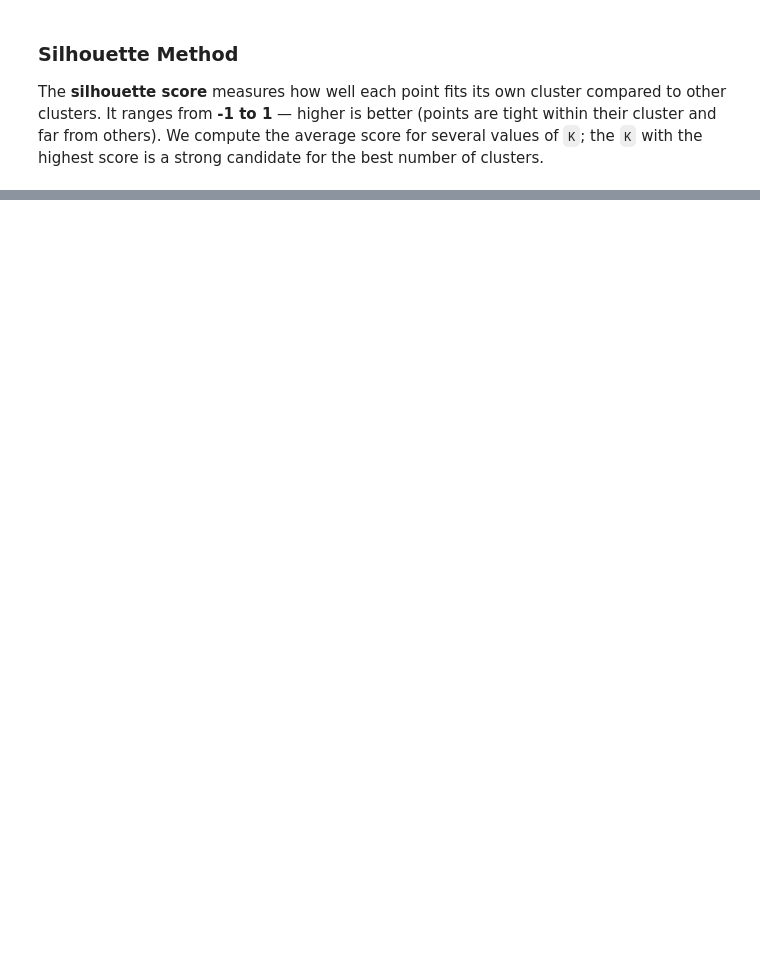
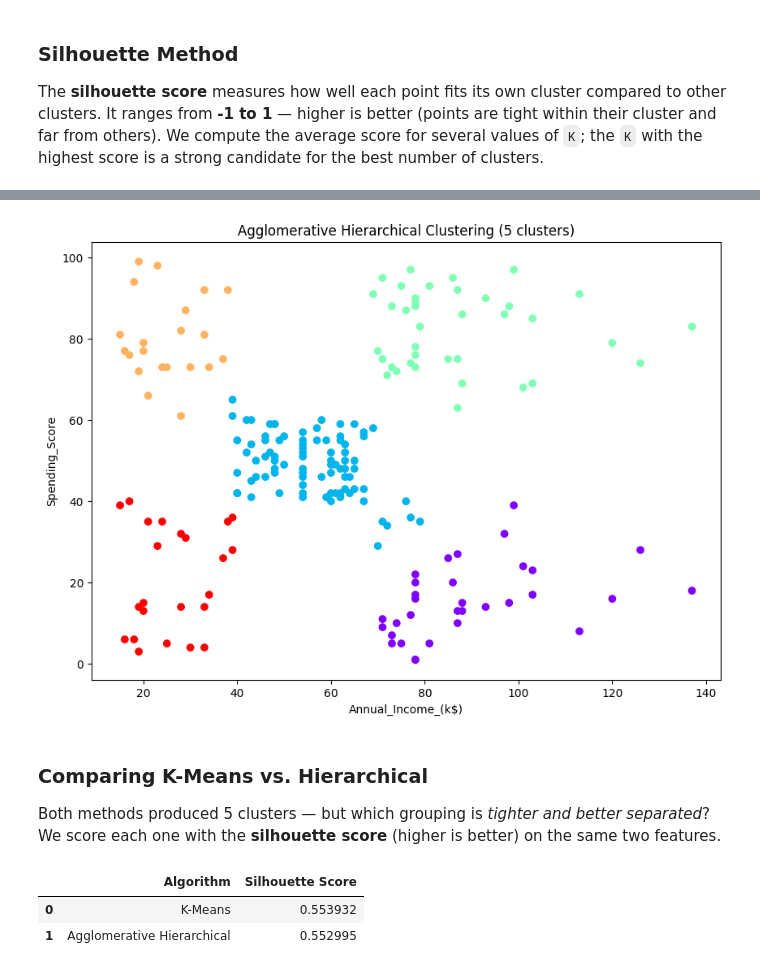
Before and after one commit to souadkhalifeh/AI_BUILDERS, a Jupyter notebook: machine_learning/unsupervised_learning/kmeans_scratch_implementation_practice.ipynb, the cells around one changed output, grey strips where cells are left out. Cells and saved outputs as stored; diff of their text form; code cells hidden in the pictures; blank space fills up the shorter version.

```diff
--- a/machine_learning/unsupervised_learning/kmeans_scratch_implementation_practice.ipynb
+++ b/machine_learning/unsupervised_learning/kmeans_scratch_implementation_practice.ipynb
@@ -244,0 +429,5 @@ initial random centroids, and it assumes roughly round, similarly-sized clusters
+# %%
+# Fit Agglomerative (hierarchical) clustering with the 5 clusters the dendrogram suggested
+hier = AgglomerativeClustering(n_clusters=5, linkage='ward')
+hier_labels = hier.fit_predict(X_hier)   # cluster label assigned to each customer
+hier_labels
@@ -244,0 +445,30 @@ initial random centroids, and it assumes roughly round, similarly-sized clusters
+# %%
+# Plot the hierarchical clusters — compare this against the K-Means scatter plot above
+plt.figure(figsize=(10, 7))
+plt.scatter(X_hier[:, 0], X_hier[:, 1], c=hier_labels, cmap='rainbow')
+plt.xlabel('Annual_Income_(k$)')
+plt.ylabel('Spending_Score')
+plt.title('Agglomerative Hierarchical Clustering (5 clusters)')
+plt.show()
+# %% [output]
+[figure, added]
+# %% [markdown]
+### Comparing K-Means vs. Hierarchical
+
+Both methods produced 5 clusters — but which grouping is *tighter and better separated*? We
+score each one with the **silhouette score** (higher is better) on the same two features.
+# %%
+# Score both 5-cluster solutions on the same features and put them side by side
+km_compare = KMeans(n_clusters=5, random_state=42).fit(X_hier)
+sil_kmeans = silhouette_score(X_hier, km_compare.labels_)   # K-Means silhouette
+sil_hier = silhouette_score(X_hier, hier_labels)            # Hierarchical silhouette
+
+comparison = pd.DataFrame({
+    'Algorithm': ['K-Means', 'Agglomerative Hierarchical'],
+    'Silhouette Score': [sil_kmeans, sil_hier]
+})
+comparison
+# %% [output]
+|  | Algorithm | Silhouette Score |
+| 0 | K-Means | 0.553932 |
+| 1 | Agglomerative Hierarchical | 0.552995 |
```
Also changed, not shown: parts of 45 cells of this notebook.
